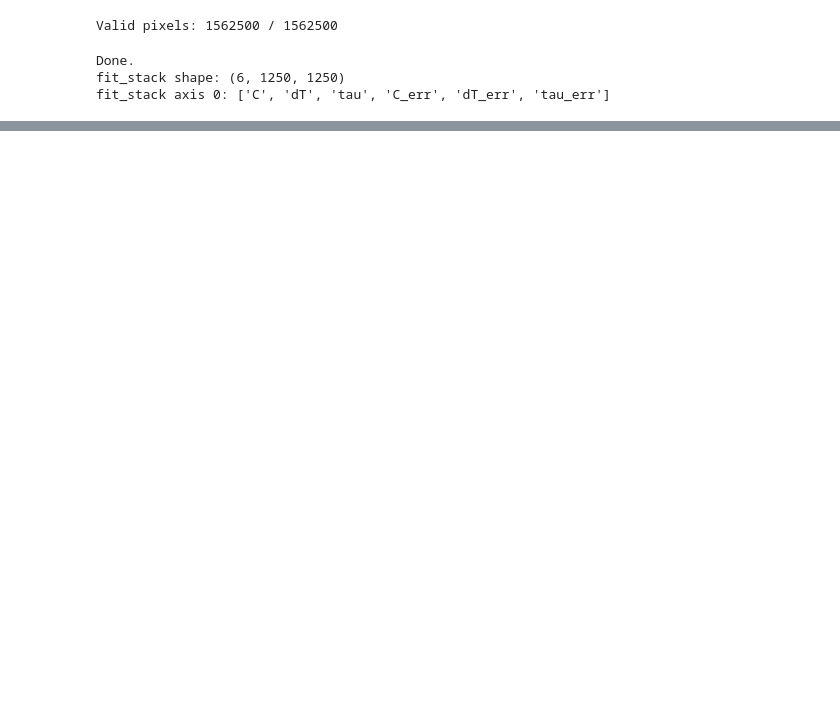
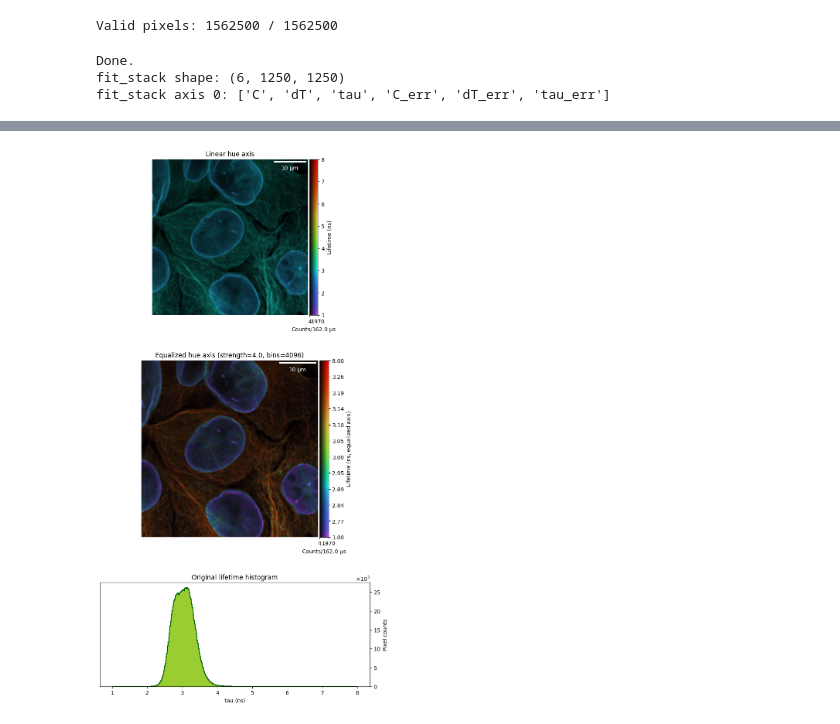
Before and after one commit to VicidominiLab/BrightEyes-Flim, a Jupyter notebook: example notebooks/LaminaTubolin_fit_UNFINISHED.ipynb, the cells around one changed output, grey strips where cells are left out. Saved outputs shown, nothing was run; the diff lists cells and outputs as text; code cells hidden in the pictures; blank space fills up the shorter version.

```diff
--- a/example notebooks/LaminaTubolin_fit_UNFINISHED.ipynb
+++ b/example notebooks/LaminaTubolin_fit_UNFINISHED.ipynb
@@ -448,0 +509,78 @@ gra.show_flim(intensity, tau,pxsize=pixel_size_x_um, pxdwelltime=pxdwelltime,lif
+# %%
+from matplotlib.ticker import ScalarFormatter
+
+crop = 30
+cmap = 'turbo'
+equalization_strength = 4.0
+equalization_bins = 4096
+equalization_tick_count = 12
+
+upper_bound = 8
+lower_bound = 1.
+lifetime_bounds = [lower_bound, upper_bound]
+
+bin_plot = 500
+
+display_intensity = intensity[crop:-crop, crop:-crop]
+display_lifetime = tau[crop:-crop, crop:-crop]
+equalization_reference = thresholded_tau_map
+
+fig = plt.figure(figsize=(9, 22))
+gs = fig.add_gridspec(4, 1, height_ratios=[1.5, 1.7, 1.0, 0.8], hspace=0.35)
+
+
+ax1 = fig.add_subplot(gs[0, 0])
+gra.show_flim(
+    display_intensity,
+    display_lifetime,
+    pixel_size_x_um,
+    pxdwelltime,
+    lifetime_bounds=lifetime_bounds,
+    fig=fig,
+    ax=ax1,
+    colormap=cmap,
+)
+ax1.set_title('Linear hue axis')
+
+ax2 = fig.add_subplot(gs[1, 0])
+flim.show_flim_equalized(
+    display_intensity,
+    display_lifetime,
+    pixel_size_x_um,
+    pxdwelltime,
+    lifetime_bounds=lifetime_bounds,
+    fig=fig,
+    ax=ax2,
+    colormap=cmap,
+    equalization_reference=equalization_reference,
+    equalization_strength=equalization_strength,
+    equalization_bins=equalization_bins,
+    colorbar_ticks=equalization_tick_count,
+)
+ax2.set_title(
+    f'Equalized hue axis (strength={equalization_strength:.1f}, bins={equalization_bins})'
+)
+
+ax3 = fig.add_subplot(gs[2, 0])
+
+ax3.hist(
+    thresholded_tau_map,
+    bins=500,
+    range=(lower_bound, upper_bound),
+    histtype='step',
+    fill=True,
+    fc='yellowgreen',
+    edgecolor='darkgreen',
+    linewidth=1.5,
+)
+ax3.yaxis.tick_right()
+ax3.yaxis.set_label_position('right')
+ax3.set_xlabel('tau (ns)')
+ax3.set_ylabel('Pixel counts')
+ax3.set_title('Original lifetime histogram')
+sf = ScalarFormatter(useMathText=True)
+sf.set_powerlimits((3, 3))
+ax3.yaxis.set_major_formatter(sf)
+fig.tight_layout()
+# %% [output]
+[figure, added]
```
Also changed, not shown: parts of 12 cells of this notebook, 12 other files.
